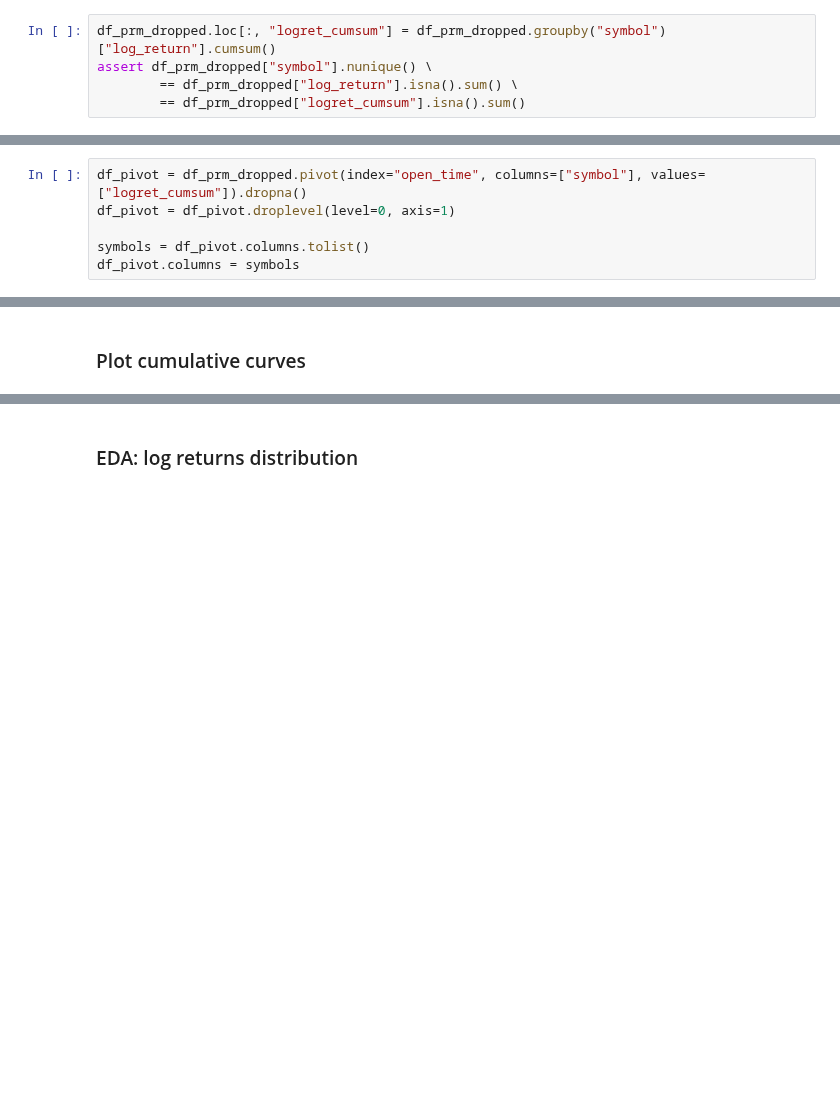
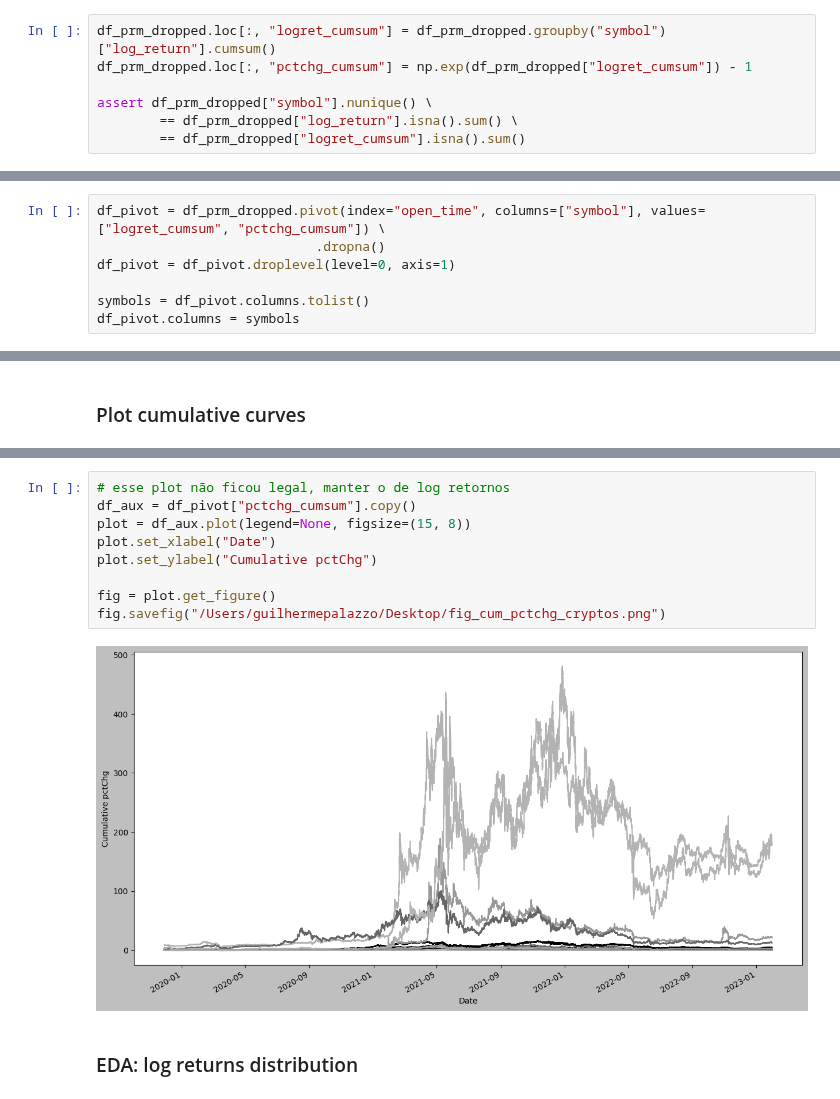
Before and after one commit to gpalazzo/crypto_msc_thesis, a Jupyter notebook: notebooks/results/EDA.ipynb, the cells around one changed output, grey strips where cells are left out. Drawn from its saved outputs; the diff is of its cells as text; blank space fills up the shorter version.

```diff
--- a/notebooks/results/EDA.ipynb
+++ b/notebooks/results/EDA.ipynb
@@ -105,6 +105,8 @@ df_prm_dropped.head()
 | 4 | 2018-04-17 05:00:00 | ADAUSDT | 0.011262 |
 # %%
 df_prm_dropped.loc[:, "logret_cumsum"] = df_prm_dropped.groupby("symbol")["log_return"].cumsum()
+df_prm_dropped.loc[:, "pctchg_cumsum"] = np.exp(df_prm_dropped["logret_cumsum"]) - 1
+
 assert df_prm_dropped["symbol"].nunique() \
         == df_prm_dropped["log_return"].isna().sum() \
         == df_prm_dropped["logret_cumsum"].isna().sum()
@@ -111,5 +125,6 @@ assert df_prm_dropped["symbol"].nunique() \
 # %%
-df_pivot = df_prm_dropped.pivot(index="open_time", columns=["symbol"], values=["logret_cumsum"]).dropna()
+df_pivot = df_prm_dropped.pivot(index="open_time", columns=["symbol"], values=["logret_cumsum", "pctchg_cumsum"]) \
+                            .dropna()
 df_pivot = df_pivot.droplevel(level=0, axis=1)
 
 symbols = df_pivot.columns.tolist()
@@ -161,6 +176,17 @@ fig = plot.get_figure()
 fig.savefig("/Users/guilhermepalazzo/Desktop/fig_cum_logrets_cryptos.png")
 # %% [output]
 [figure]
+# %%
+# esse plot não ficou legal, manter o de log retornos
+df_aux = df_pivot["pctchg_cumsum"].copy()
+plot = df_aux.plot(legend=None, figsize=(15, 8))
+plot.set_xlabel("Date")
+plot.set_ylabel("Cumulative pctChg")
+
+fig = plot.get_figure()
+fig.savefig("/Users/guilhermepalazzo/Desktop/fig_cum_pctchg_cryptos.png")
+# %% [output]
+[figure, added]
 # %% [markdown]
 ### EDA: log returns distribution
 # %%
```
Also changed, not shown: parts of 19 cells of this notebook, 3 other files.
